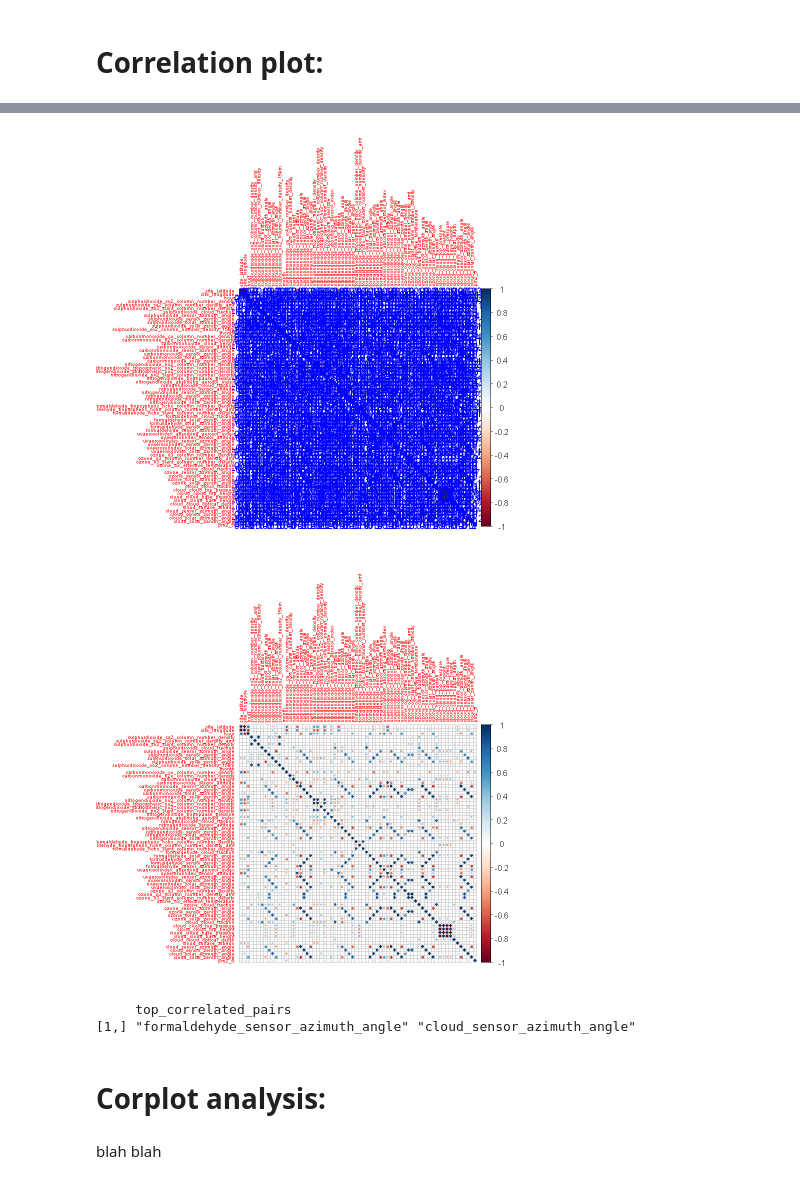
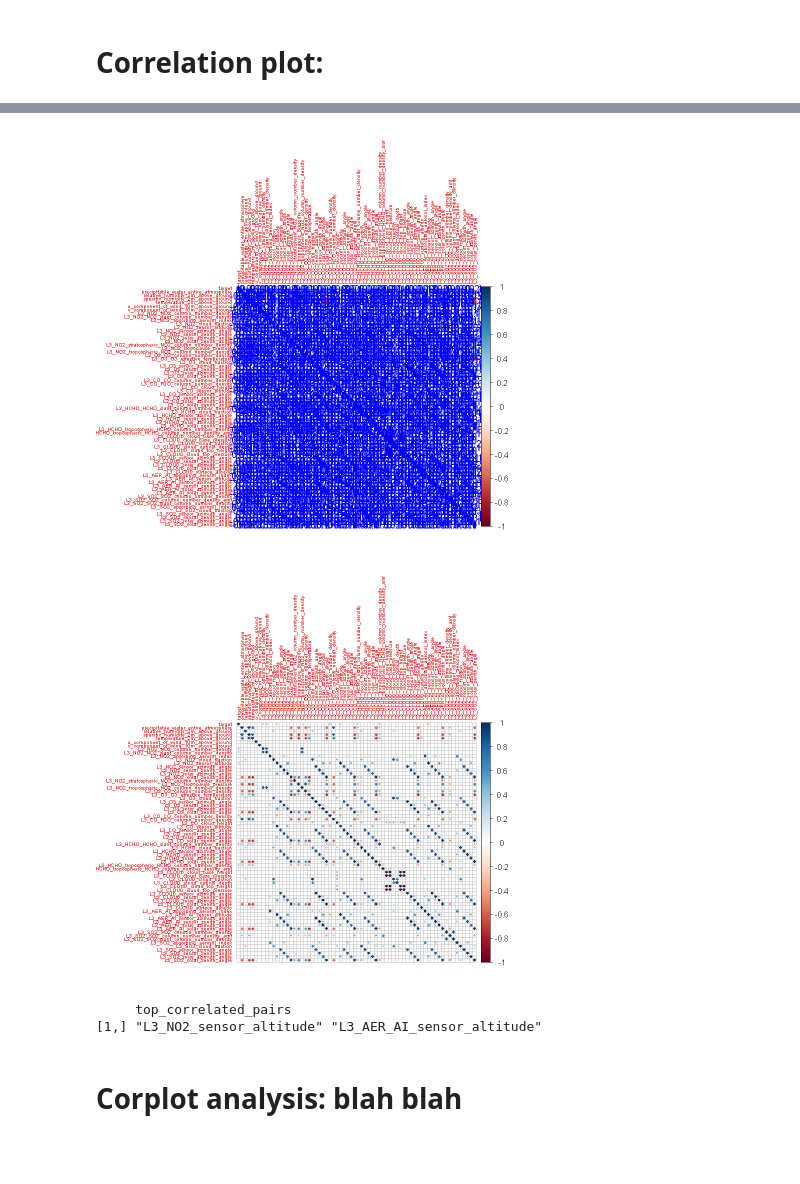
Before and after one commit to ULB-INFO-F-422/urban-air-pollution-challenge-les-dingos, a Jupyter notebook: Notebook_Sarah.ipynb, the cells around one changed output, grey strips where cells are left out. Drawn from its saved outputs; the diff is of its cells as text; code cells hidden in the pictures; blank space fills up the shorter version.

```diff
--- a/Notebook_Sarah.ipynb
+++ b/Notebook_Sarah.ipynb
@@ -536,0 +646,16 @@ ML_Training_processed <- ML_Training_Process_imputed
+# %%
+# Drop NAs
+# Read the CSV file into a data frame
+ML_Train_filtered <- read.csv("ML_Train_filtered.csv")
+
+# Remove rows with NA values
+cleaned_data <- na.omit(ML_Train_filtered)
+
+# Write the cleaned data frame to a new CSV file
+write.csv(cleaned_data, "ML_Train_filtered_cleaned.csv", row.names = FALSE)
+
+# Count the number of NA values in each column
+na_count <- colSums(is.na(cleaned_data))
+
+# Display the number of NA values in each column
+print(na_count)
@@ -541,16 +742,20 @@ ML_Training_processed <- ML_Training_Process_imputed
 # %%
 # Select numeric columns
-numeric_data <- ML_Training_Process_imputed[, sapply(ML_Training_Process_imputed, is.numeric)]
+numeric_data <- cleaned_data[, sapply(cleaned_data, is.numeric)]
 
 # Calculate correlation matrix
 correlation_matrix <- cor(numeric_data)
 
 # Plot correlation matrix
-corrplot(correlation_matrix, method = "color", tl.cex = 0.5, number.font = 0.8, number.digits = 1, addCoef.col = "blue", tl.col = "red")
-corrplot(correlation_matrix, method = "circle", tl.cex = 0.5, tl.col = "red")
+# Plot correlation matrix
+corrplot(correlation_matrix, method = "color", insig = "blank", tl.cex = 0.5,
+          number.font = 0.8, number.digits = 1, addCoef.col = "blue",
+          tl.col = "red")
+corrplot(correlation_matrix, method = "circle", insig = "blank", tl.cex = 0.5,
+          tl.col = "red")
 # %% [output]
-[figure, old version]
+[figure, new version]
-[figure, old version]
+[figure, new version]
 # %%
 # Extract top n most correlated pairs
 # Get upper triangle of correlation matrix (excluding diagonal)
@@ -569,8 +774,6 @@ top_correlated_pairs <- cbind(top_correlated_pairs, colnames(correlation_matrix)
 print(top_correlated_pairs)
 # %% [output]
      top_correlated_pairs
-[1,] "formaldehyde_sensor_azimuth_angle" "cloud_sensor_azimuth_angle"
+[1,] "L3_NO2_sensor_altitude" "L3_AER_AI_sensor_altitude"
 # %% [markdown]
-# Corplot analysis:
+# Corplot analysis: blah blah
-# %% [markdown]
-blah blah
```
Also changed, not shown: parts of 71 cells of this notebook, 5 other files.
